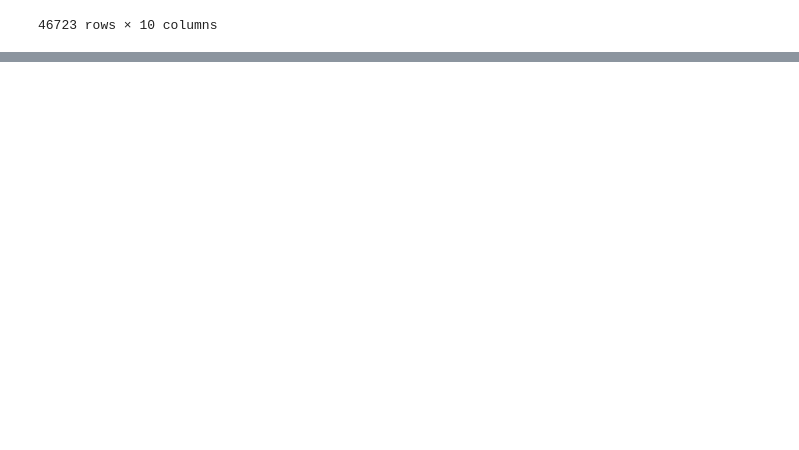
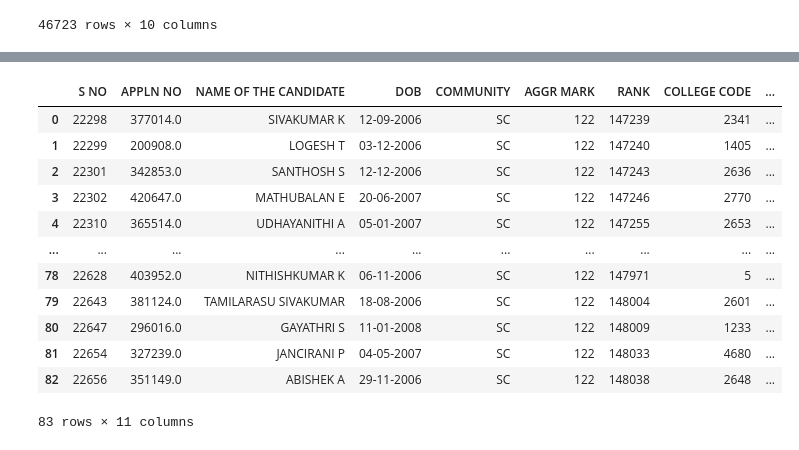
Before and after one commit to KayalvizhiT513/TNEA-seat-matrix-analysis, a Jupyter notebook: TNEA_2024_chn.ipynb, the cells around one changed output, grey strips where cells are left out. Cells and saved outputs as stored; diff of their text form; code cells hidden in the pictures; blank space fills up the shorter version.

```diff
--- a/TNEA_2024_chn.ipynb
+++ b/TNEA_2024_chn.ipynb
@@ -93,0 +93,6 @@ raklist_2024
+# %%
+# set APPLN NO dtype to float
+prov_alot_r3_2024['APPLN NO'] = prov_alot_r3_2024['APPLN NO'].astype(float)
+# %%
+ranklist_2024 = pd.read_excel('/content/Rank List 2024.xlsx')
+ranklist_2024
@@ -93,0 +113,3 @@ raklist_2024
+# %%
+ranklist_2024_sc = ranklist_2024[ranklist_2024['COMMUNITY'] == 'SC']
+ranklist_2024_sc = ranklist_2024_sc[ranklist_2024_sc['COMMUNITY RANK'].between(16609 - 100, 16609 + 100)]
@@ -93,0 +153,25 @@ raklist_2024
+# %%
+allotment_2024_609 = pd.merge(prov_alot_r3_2024, ranklist_2024_sc, on='APPLN NO', how='inner')
+# List columns with _x and _y suffixes (i.e., likely duplicates)
+dup_cols = [col[:-2] for col in allotment_2024_609.columns if col.endswith('_x') and col[:-2] + '_y' in allotment_2024_609.columns]
+
+# Drop the _y version and rename _x to original name
+for base in dup_cols:
+    allotment_2024_609.drop(columns=[base + '_y'], inplace=True)
+    allotment_2024_609.rename(columns={base + '_x': base}, inplace=True)
+
+allotment_2024_609
+# %% [output]
+|  | S NO | APPLN NO | NAME OF THE CANDIDATE | DOB | COMMUNITY | AGGR MARK | RANK | COLLEGE CODE | ... |
+| 0 | 22298 | 377014.0 | SIVAKUMAR K | 12-09-2006 | SC | 122 | 147239 | 2341 | ... |
+| 1 | 22299 | 200908.0 | LOGESH T | 03-12-2006 | SC | 122 | 147240 | 1405 | ... |
+| 2 | 22301 | 342853.0 | SANTHOSH S | 12-12-2006 | SC | 122 | 147243 | 2636 | ... |
+| 3 | 22302 | 420647.0 | MATHUBALAN E | 20-06-2007 | SC | 122 | 147246 | 2770 | ... |
+| 4 | 22310 | 365514.0 | UDHAYANITHI A | 05-01-2007 | SC | 122 | 147255 | 2653 | ... |
+| ... | ... | ... | ... | ... | ... | ... | ... | ... | ... |
+| 78 | 22628 | 403952.0 | NITHISHKUMAR K | 06-11-2006 | SC | 122 | 147971 | 5 | ... |
+| 79 | 22643 | 381124.0 | TAMILARASU SIVAKUMAR | 18-08-2006 | SC | 122 | 148004 | 2601 | ... |
+| 80 | 22647 | 296016.0 | GAYATHRI S | 11-01-2008 | SC | 122 | 148009 | 1233 | ... |
+| 81 | 22654 | 327239.0 | JANCIRANI P | 04-05-2007 | SC | 122 | 148033 | 4680 | ... |
+| 82 | 22656 | 351149.0 | ABISHEK A | 29-11-2006 | SC | 122 | 148038 | 2648 | ... |
+83 rows × 11 columns
```
Also changed, not shown: parts of 11 cells of this notebook.
